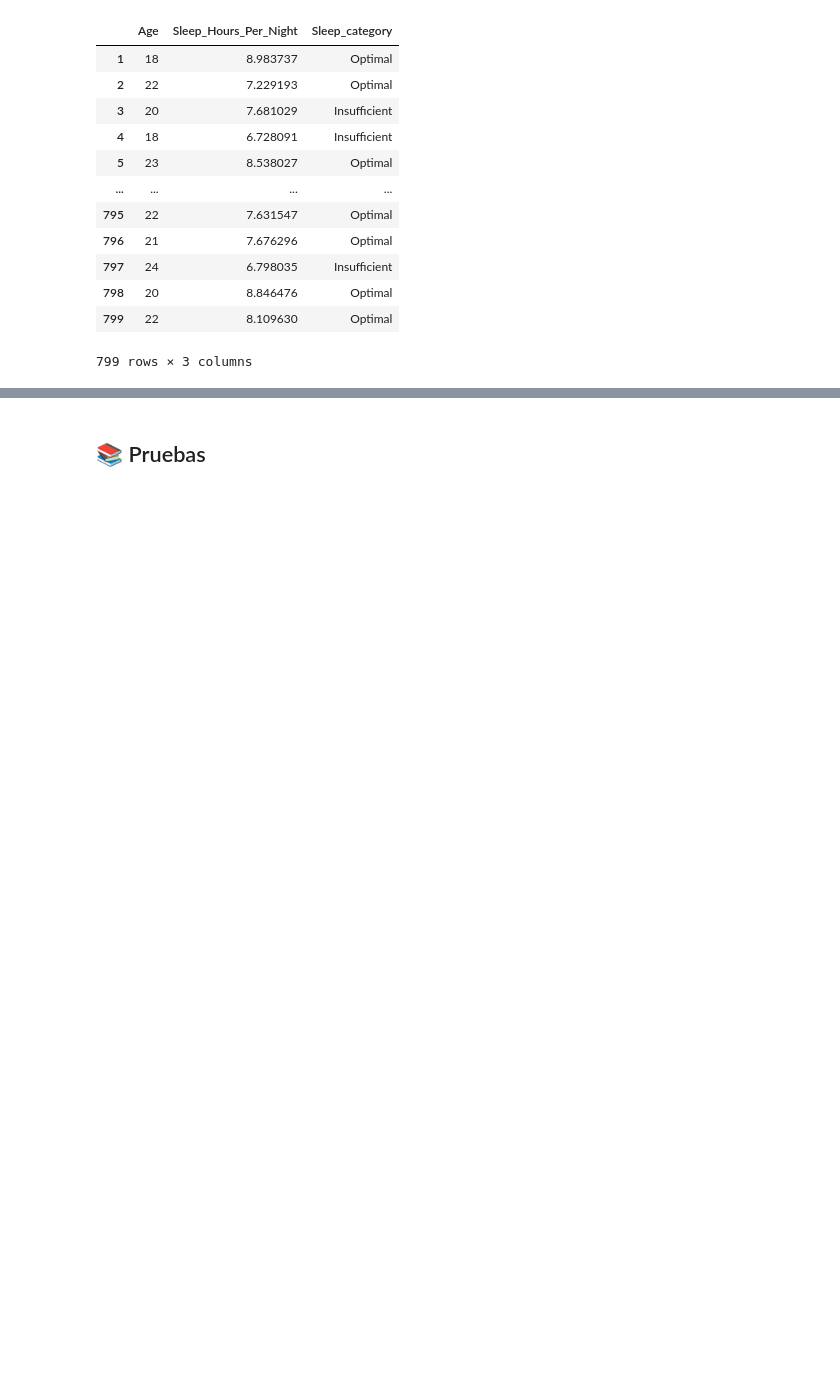
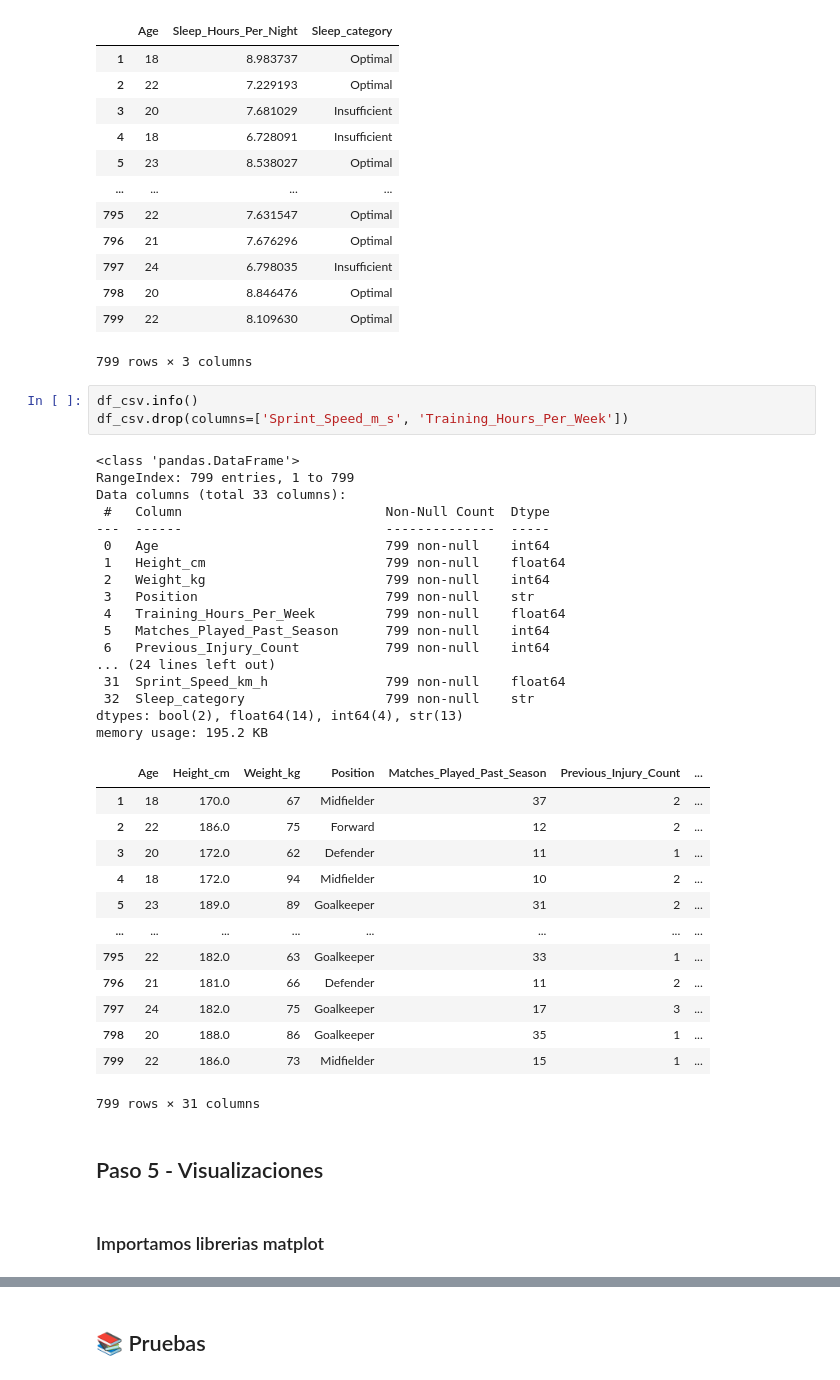
Before and after one commit to lauraargente/Proyecto_University-Football-Injury-Prediction-Dataset, a Jupyter notebook: analisis.ipynb, the cells around one changed output, grey strips where cells are left out. Drawn from its saved outputs; the diff is of its cells as text; blank space fills up the shorter version.

```diff
--- a/analisis.ipynb
+++ b/analisis.ipynb
@@ -693,3 +697,41 @@ df_csv[['Age', 'Sleep_Hours_Per_Night', 'Sleep_category']]
 | 798 | 20 | 8.846476 | Optimal |
 | 799 | 22 | 8.109630 | Optimal |
 799 rows × 3 columns
+# %%
+df_csv.info()
+df_csv.drop(columns=['Sprint_Speed_m_s', 'Training_Hours_Per_Week'])
+# %% [output]
+<class 'pandas.DataFrame'>
+RangeIndex: 799 entries, 1 to 799
+Data columns (total 33 columns):
+ #   Column                          Non-Null Count  Dtype
+---  ------                          --------------  -----
+ 0   Age                             799 non-null    int64
+ 1   Height_cm                       799 non-null    float64
+ 2   Weight_kg                       799 non-null    int64
+ 3   Position                        799 non-null    str
+ 4   Training_Hours_Per_Week         799 non-null    float64
+ 5   Matches_Played_Past_Season      799 non-null    int64
+ 6   Previous_Injury_Count           799 non-null    int64
+... (24 lines left out)
+ 31  Sprint_Speed_km_h               799 non-null    float64
+ 32  Sleep_category                  799 non-null    str
+dtypes: bool(2), float64(14), int64(4), str(13)
+memory usage: 195.2 KB
+|  | Age | Height_cm | Weight_kg | Position | Matches_Played_Past_Season | Previous_Injury_Count | ... |
+| 1 | 18 | 170.0 | 67 | Midfielder | 37 | 2 | ... |
+| 2 | 22 | 186.0 | 75 | Forward | 12 | 2 | ... |
+| 3 | 20 | 172.0 | 62 | Defender | 11 | 1 | ... |
+| 4 | 18 | 172.0 | 94 | Midfielder | 10 | 2 | ... |
+| 5 | 23 | 189.0 | 89 | Goalkeeper | 31 | 2 | ... |
+| ... | ... | ... | ... | ... | ... | ... | ... |
+| 795 | 22 | 182.0 | 63 | Goalkeeper | 33 | 1 | ... |
+| 796 | 21 | 181.0 | 66 | Defender | 11 | 2 | ... |
+| 797 | 24 | 182.0 | 75 | Goalkeeper | 17 | 3 | ... |
+| 798 | 20 | 188.0 | 86 | Goalkeeper | 35 | 1 | ... |
+| 799 | 22 | 186.0 | 73 | Midfielder | 15 | 1 | ... |
+799 rows × 31 columns
+# %% [markdown]
+## Paso 5 - Visualizaciones
+# %% [markdown]
+### Importamos librerias matplot
```
Also changed, not shown: parts of 6 cells of this notebook.
